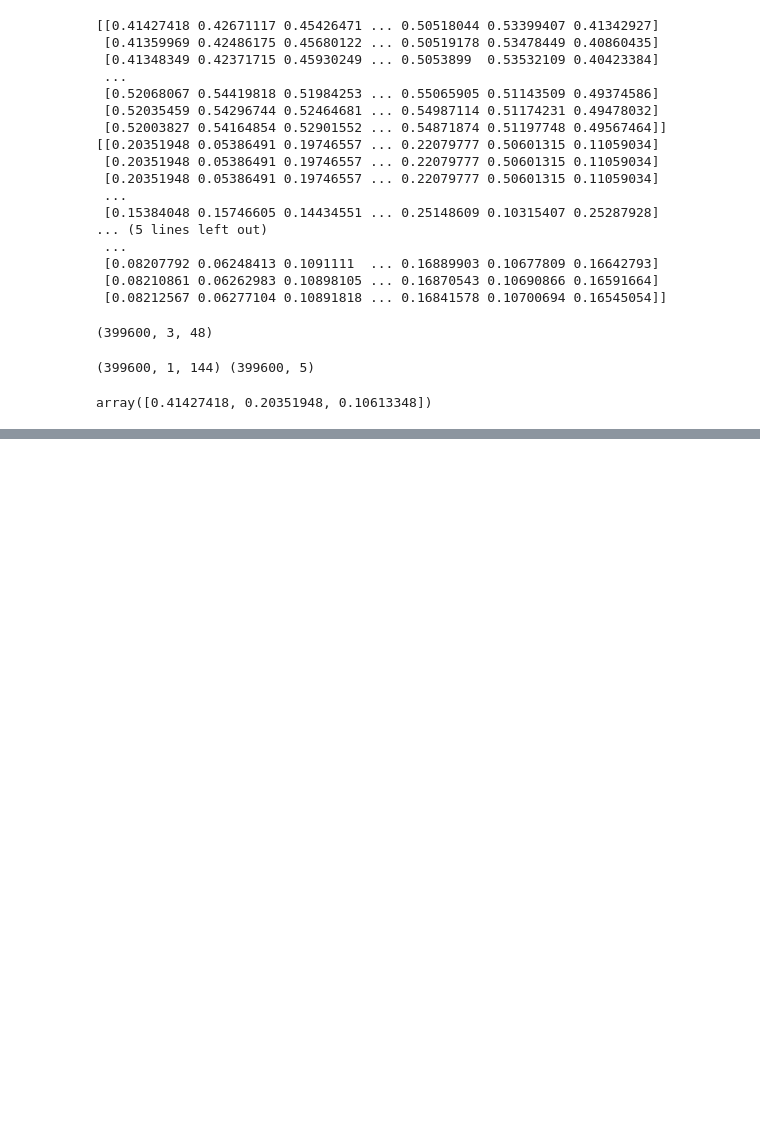
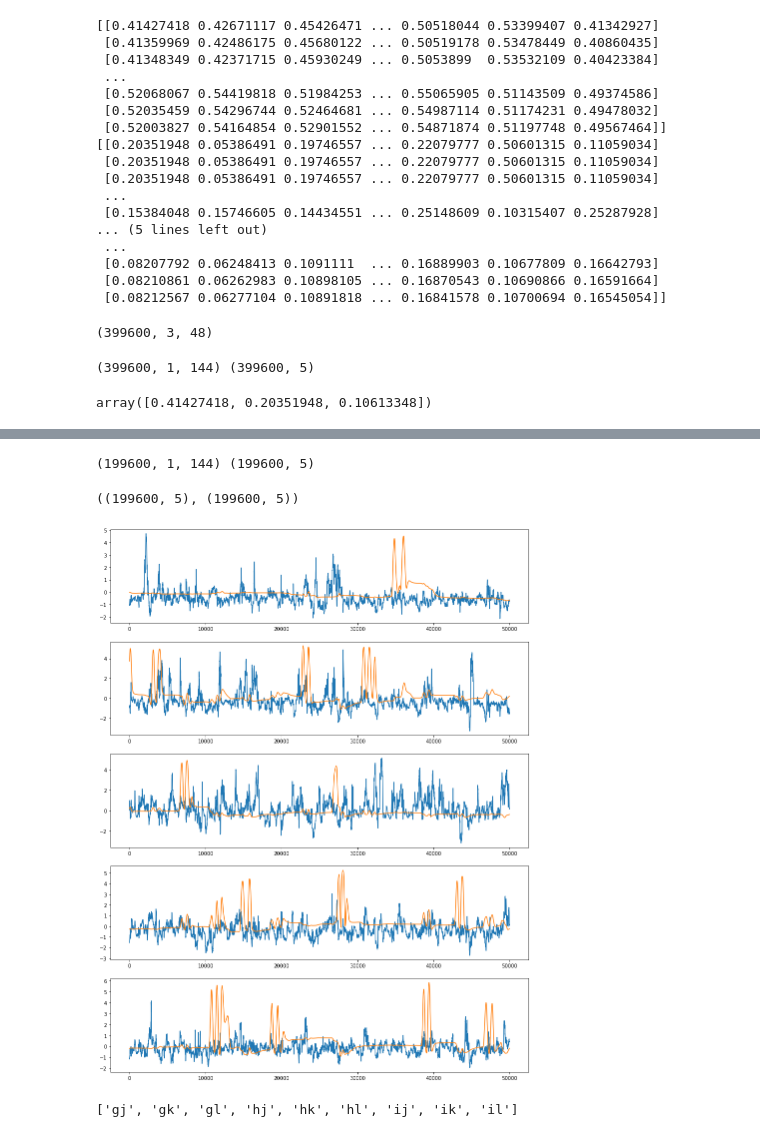
Before and after one commit to irvingcampbell/EEG-to-finger-flexion, a Jupyter notebook: EEG_data/capstone.ipynb, the cells around one changed output, grey strips where cells are left out. Cells and saved outputs as stored; diff of their text form; code cells hidden in the pictures; blank space fills up the shorter version.

Commit message:
test add of capstone notebook

```diff
--- a/EEG_data/capstone.ipynb
+++ b/EEG_data/capstone.ipynb
@@ -1689,0 +1725,20 @@ ggg
+# %%
+from sklearn.preprocessing import MinMaxScaler
+
+scaler = MinMaxScaler()
+mav_eeg_test_scaled = scaler.fit_transform(mav_eeg_test)
+print(mav_eeg_scaled)
+peak_eeg_test_scaled = scaler.fit_transform(peak_eeg_test)
+print(peak_eeg_scaled)
+std_eeg_test_scaled = scaler.fit_transform(std_eeg_test)
+print(std_eeg_test_scaled)
+
+mav_eeg_test_reshaped = mav_eeg_test_scaled.reshape(199600, 1, 48)
+peak_eeg_test_reshaped = peak_eeg_test_scaled.reshape(199600, 1, 48)
+std_eeg_test_reshaped = std_eeg_test_scaled.reshape(199600, 1, 48)
+
+
+feature_vector_test = np.concatenate((mav_eeg_test_reshaped, peak_eeg_test_reshaped), axis = 1)
+feature_vector_test = np.concatenate((feature_vector_test, std_eeg_test_reshaped), axis = 1)
+
+feature_vector_test.shape
@@ -1689,0 +1764,44 @@ ggg
+# %%
+correct_test_input_size = feature_vector_test.reshape(199600, 1, 48*3)
+test_dg = np.array(true_labels['test_dg'])
+correct_test_output_size = test_dg[400:].reshape(test_dg.shape[0]-400, test_dg.shape[1])
+
+print(correct_test_input_size.shape, correct_test_output_size.shape)
+
+X_test = correct_test_input_size
+y_test = correct_test_output_size
+# %% [output]
+(199600, 1, 144) (199600, 5)
+# %%
+testPredict = eeg_to_finger_model.predict(feature_vector_test)
+testPredict.shape, y_test.shape
+# %% [output]
+((199600, 5), (199600, 5))
+# %%
+fig, axes = plt.subplots(5, 1, figsize=(15, 20));
+axes[1].plot(testPredict[0:50000,1]);
+axes[1].plot(y_test[0:50000,1]);
+axes[2].plot(testPredict[0:50000,2]);
+axes[2].plot(y_test[0:50000,2]);
+axes[3].plot(testPredict[0:50000,3]);
+axes[3].plot(y_test[0:50000,3]);
+axes[4].plot(testPredict[0:50000,4]);
+axes[4].plot(y_test[0:50000,4]);
+axes[0].plot(testPredict[0:50000,0]);
+axes[0].plot(y_test[0:50000,0]);
+# %% [output]
+[figure, added]
+# %%
+import itertools
+
+
+output = list(itertools.product('ghi', 'jkl'))
+
+
+for index in range(len(output)):
+    output[index] = output[index][0]+output[index][1]
+
+
+output
+# %% [output]
+['gj', 'gk', 'gl', 'hj', 'hk', 'hl', 'ij', 'ik', 'il']
```
Also changed, not shown: parts of 5 cells of this notebook.
